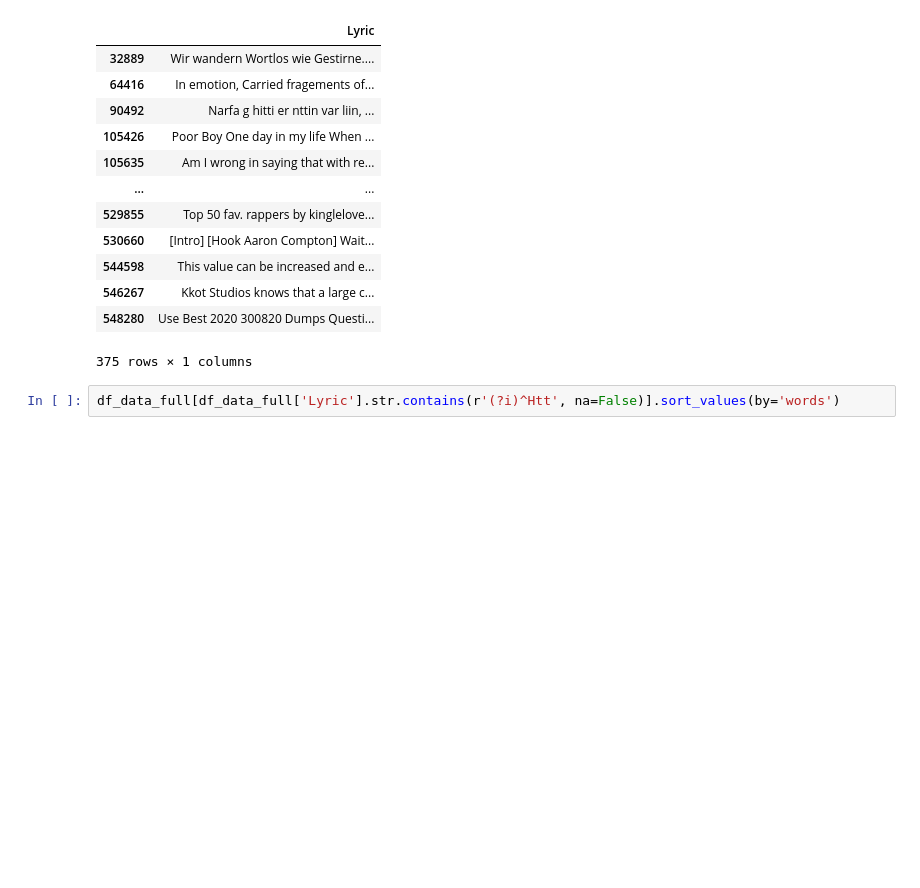
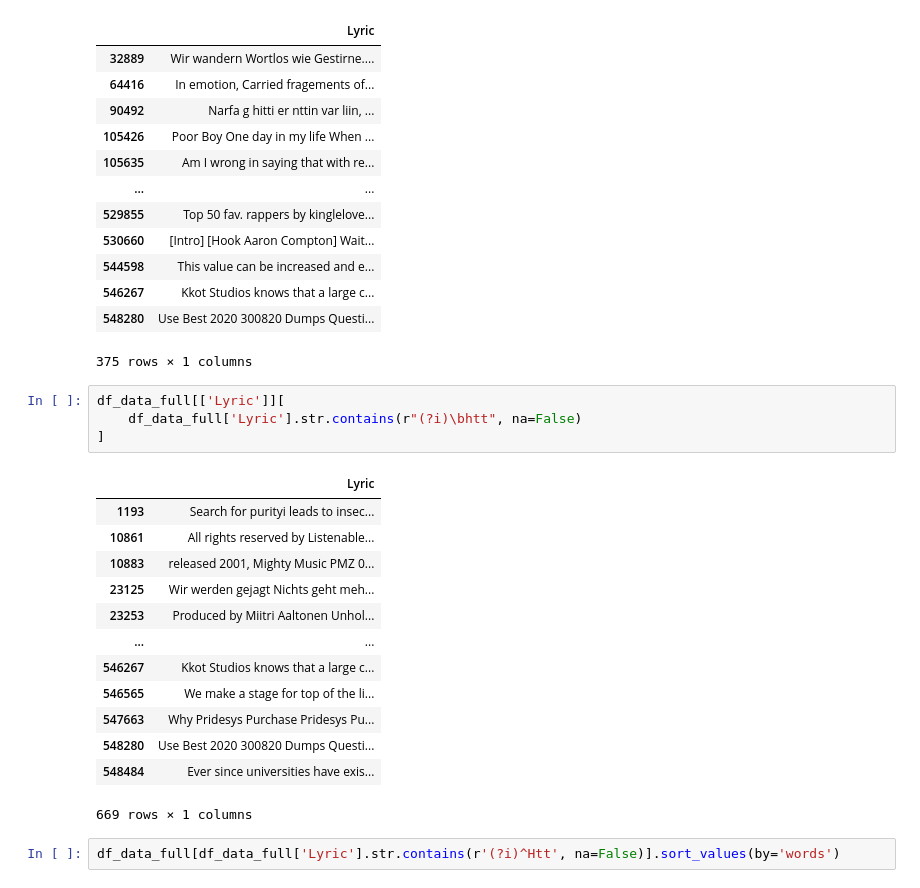
Before and after one commit to eliaserracarbonell/TextAnalyticsProject, a Jupyter notebook: Dataset_Exploration.ipynb, the cells around one changed output. Drawn from its saved outputs; the diff is of its cells as text; blank space fills up the shorter version.

Commit message:
Data cleaning

```diff
--- a/Dataset_Exploration.ipynb
+++ b/Dataset_Exploration.ipynb
@@ -326,6 +326,24 @@ df_data_full[['Lyric']][df_data_full['Lyric'].str.contains(r"Htt+", na=False)]
 | 546267 | Kkot Studios knows that a large c... |
 | 548280 | Use Best 2020 300820 Dumps Questi... |
 375 rows × 1 columns
+# %%
+df_data_full[['Lyric']][
+    df_data_full['Lyric'].str.contains(r"(?i)\bhtt", na=False)
+]
+# %% [output]
+|  | Lyric |
+| 1193 | Search for purityi leads to insec... |
+| 10861 | All rights reserved by Listenable... |
+| 10883 | released 2001, Mighty Music PMZ 0... |
+| 23125 | Wir werden gejagt Nichts geht meh... |
+| 23253 | Produced by Miitri Aaltonen Unhol... |
+| ... | ... |
+| 546267 | Kkot Studios knows that a large c... |
+| 546565 | We make a stage for top of the li... |
+| 547663 | Why Pridesys Purchase Pridesys Pu... |
+| 548280 | Use Best 2020 300820 Dumps Questi... |
+| 548484 | Ever since universities have exis... |
+669 rows × 1 columns
 # %%
 df_data_full[df_data_full['Lyric'].str.contains(r'(?i)^Htt', na=False)].sort_values(by='words')
 # %% [output]
```
Also changed, not shown: parts of 1 cell of this notebook.
